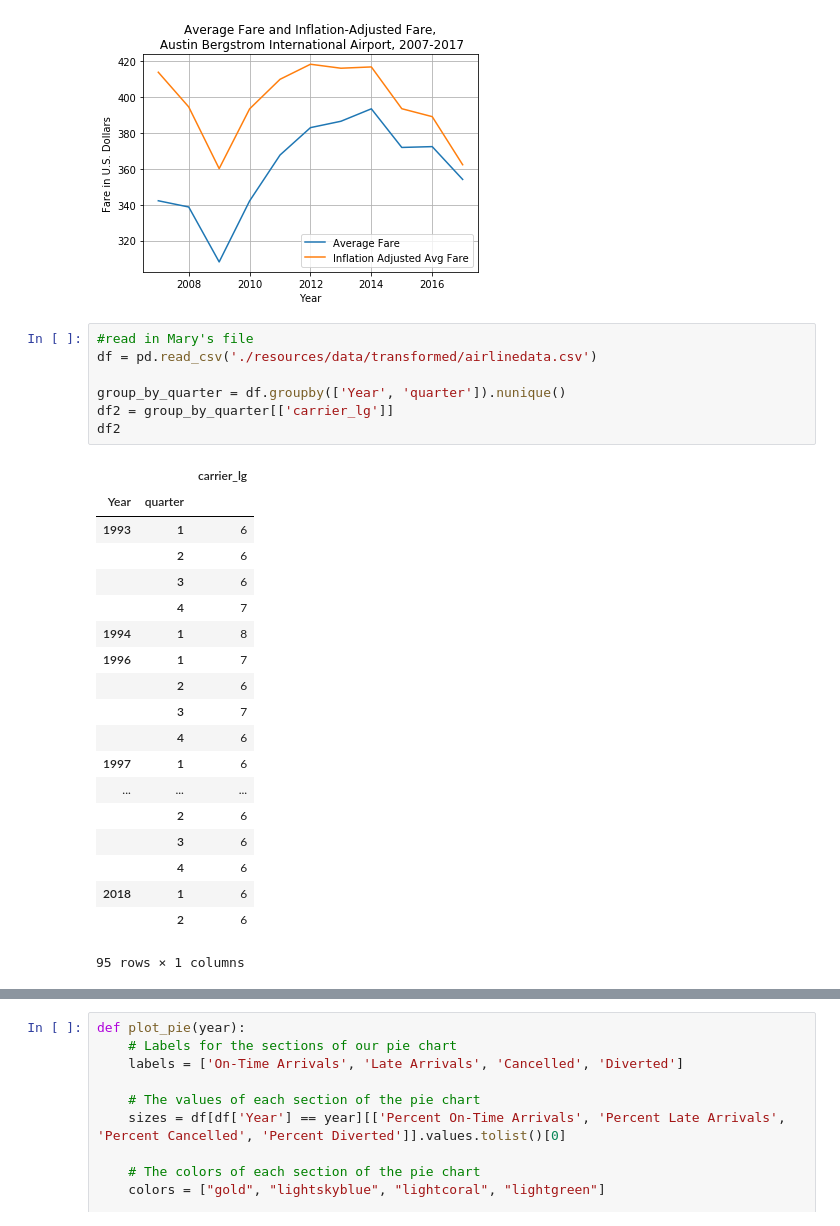
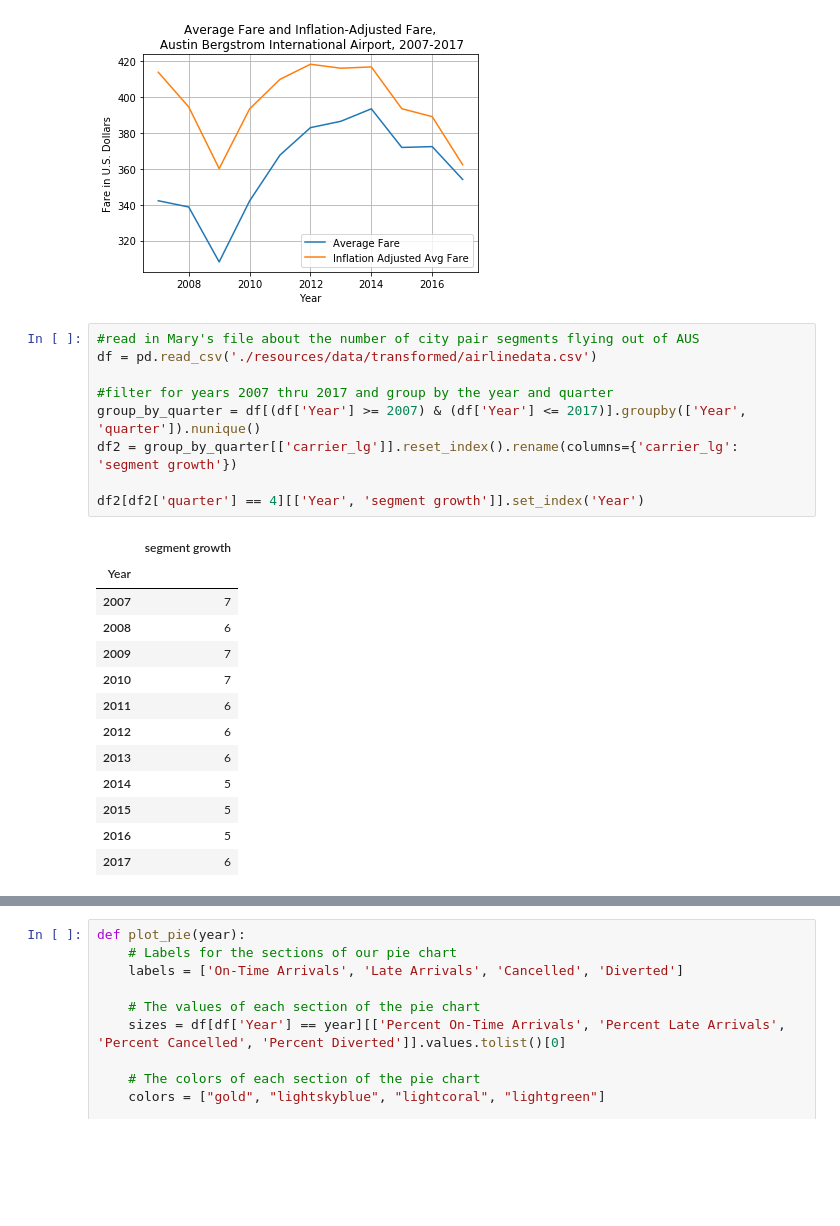
Before and after one commit to ddcruz/project-1, a Jupyter notebook: pyAUS.ipynb, the cells around one changed output, grey strips where cells are left out. Cells and saved outputs as stored; diff of their text form; blank space fills up the shorter version.

```diff
--- a/pyAUS.ipynb
+++ b/pyAUS.ipynb
@@ -48,29 +48,25 @@ plt.show
 <function matplotlib.pyplot.show(*args, **kw)>
 [figure]
 # %%
-#read in Mary's file
+#read in Mary's file about the number of city pair segments flying out of AUS
 df = pd.read_csv('./resources/data/transformed/airlinedata.csv')
 
-group_by_quarter = df.groupby(['Year', 'quarter']).nunique()
-df2 = group_by_quarter[['carrier_lg']]
-df2
+#filter for years 2007 thru 2017 and group by the year and quarter
+group_by_quarter = df[(df['Year'] >= 2007) & (df['Year'] <= 2017)].groupby(['Year', 'quarter']).nunique()
+df2 = group_by_quarter[['carrier_lg']].reset_index().rename(columns={'carrier_lg': 'segment growth'})
+
+df2[df2['quarter'] == 4][['Year', 'segment growth']].set_index('Year')
 # %% [output]
-|  |  | carrier_lg |
-| Year | quarter |  |
-| 1993 | 1 | 6 |
-|  | 2 | 6 |
-|  | 3 | 6 |
-|  | 4 | 7 |
-| 1994 | 1 | 8 |
-| 1996 | 1 | 7 |
-|  | 2 | 6 |
-|  | 3 | 7 |
-|  | 4 | 6 |
-| 1997 | 1 | 6 |
-| ... | ... | ... |
-|  | 2 | 6 |
-|  | 3 | 6 |
-|  | 4 | 6 |
-| 2018 | 1 | 6 |
-|  | 2 | 6 |
+|  | segment growth |
+| Year |  |
+| 2007 | 7 |
+| 2008 | 6 |
+| 2009 | 7 |
+| 2010 | 7 |
+| 2011 | 6 |
+| 2012 | 6 |
+| 2013 | 6 |
+| 2014 | 5 |
+| 2015 | 5 |
+| 2016 | 5 |
+| 2017 | 6 |
-95 rows × 1 columns
```
Also changed, not shown: parts of 2 cells of this notebook, 1 other file.
